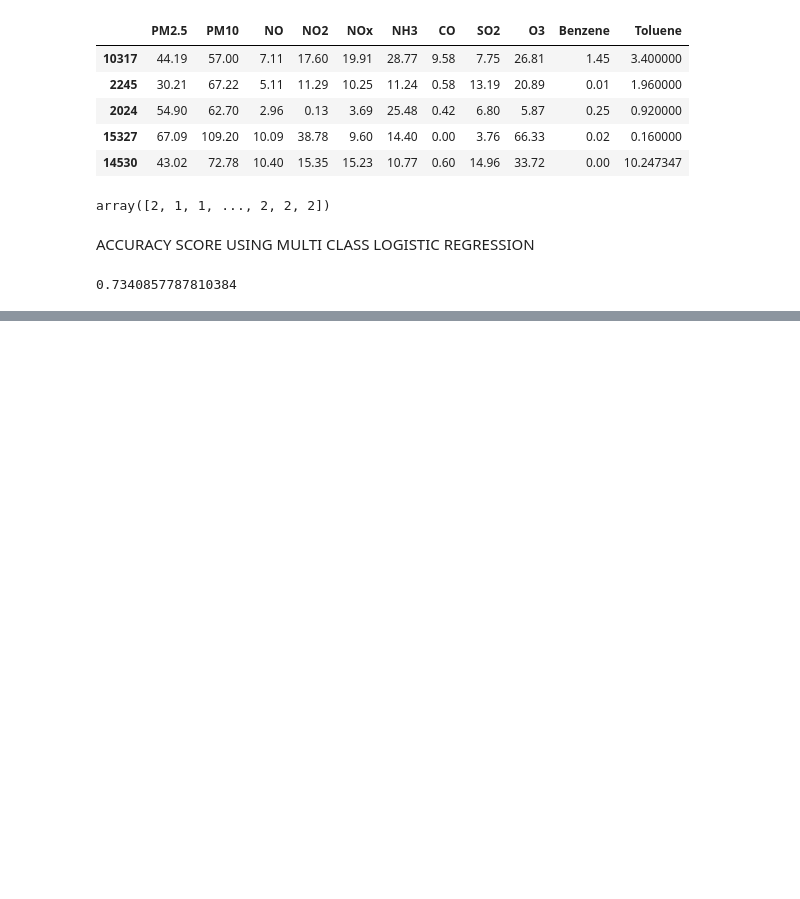
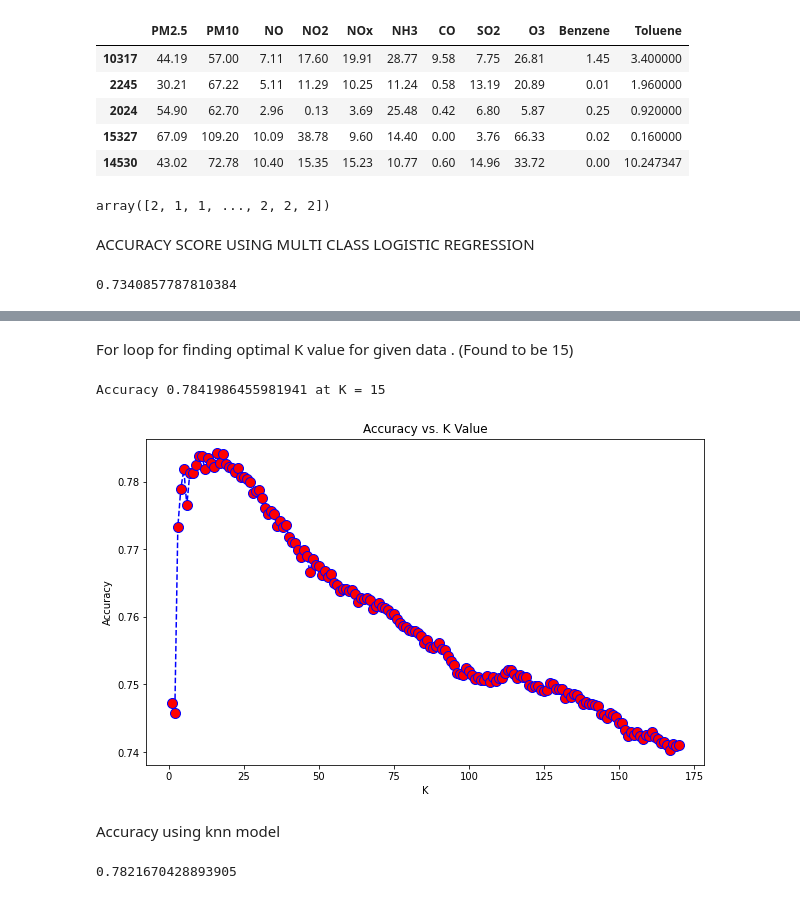
Before and after one commit to Adarsh-N123/Air-Quality-Index-dataset-machine-learning-, a Jupyter notebook: final.ipynb, the cells around one changed output, grey strips where cells are left out. Drawn from its saved outputs; the diff is of its cells as text; code cells hidden in the pictures; blank space fills up the shorter version.

```diff
--- a/final.ipynb
+++ b/final.ipynb
@@ -1226,0 +1251,32 @@ Accu
+# %% [markdown]
+For loop for finding optimal K value for given data . (Found to be 15)
+# %%
+accuracy = []
+#for i in range(1,171):
+    #knn = neighbors.KNeighborsClassifier(n_neighbors=i,weights="distance")
+    #knn.fit(x_train1,y_train1)
+    #predictions = knn.predict(x_test1)
+    #Accu = accuracy_score(y_test1,predictions)
+    #accuracy.append(Accu)
+# %%
+
+plt.figure(figsize=(10,6))
+plt.plot(range(1,171),accuracy,color='blue', linestyle='dashed', marker='o',markerfacecolor='red', markersize=10)
+
+plt.title('Accuracy vs. K Value')
+plt.xlabel('K')
+plt.ylabel('Accuracy')
+print("Accuracy",max(accuracy),"at K =",accuracy.index(max(accuracy)))
+# %% [output]
+Accuracy 0.7841986455981941 at K = 15
+[figure, added]
+# %% [markdown]
+Accuracy using knn model
+# %%
+knn = neighbors.KNeighborsClassifier(n_neighbors=15,weights="distance")
+knn.fit(x_train1,y_train1)
+predictions = knn.predict(x_test1)
+Accu = accuracy_score(y_test1,predictions)
+Accu
+# %% [output]
+0.7821670428893905
```
Also changed, not shown: parts of 3 cells of this notebook.
